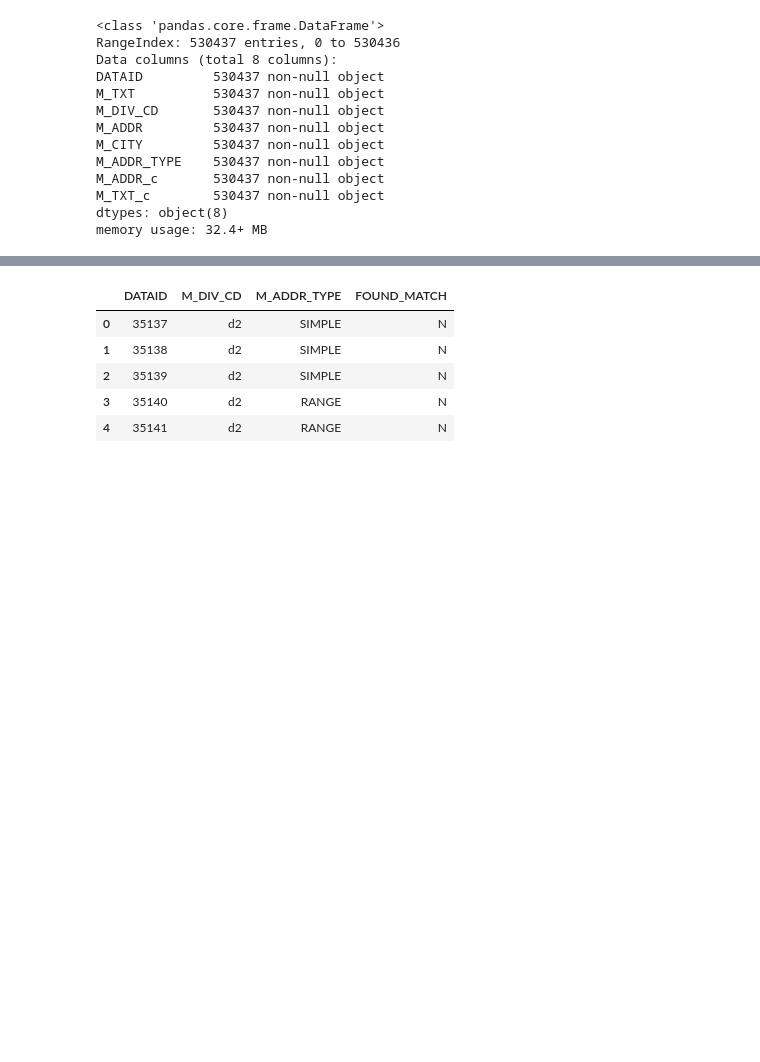
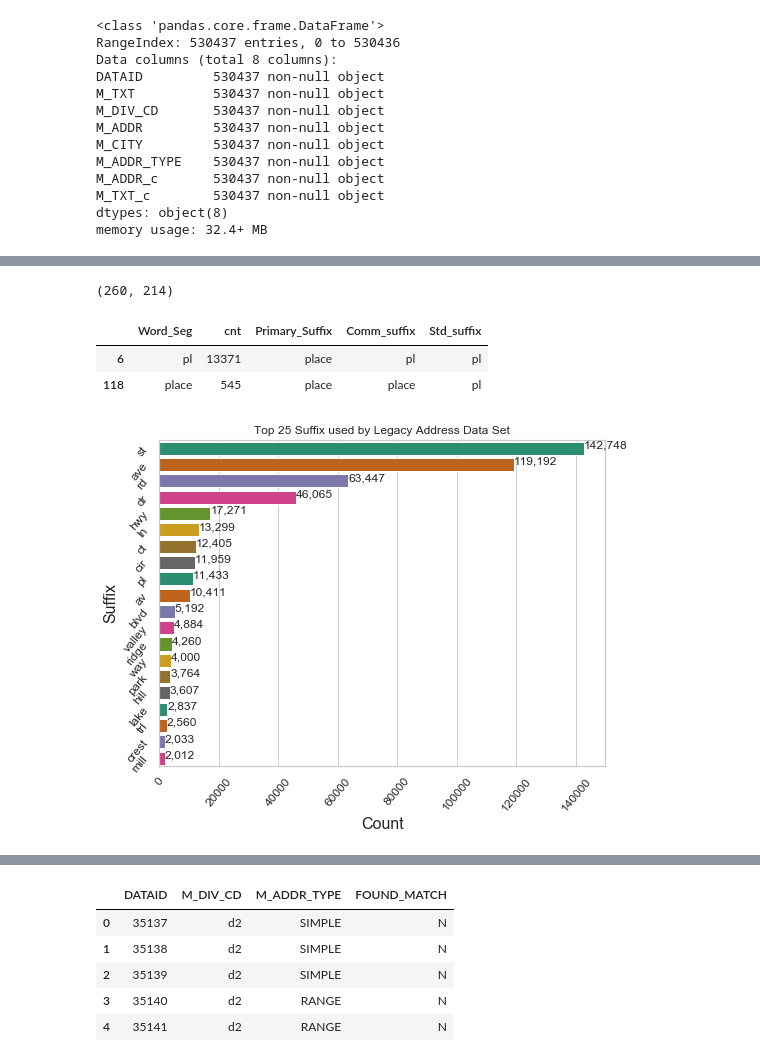
Before and after one commit to YF4GitHub/Chun-Zhi-Jiao, a Jupyter notebook: Capstone-Project2/CapstoneProject2_DataWranglingAndEDA.ipynb, the cells around one changed output, grey strips where cells are left out. Drawn from its saved outputs; the diff is of its cells as text; code cells hidden in the pictures; blank space fills up the shorter version.

```diff
--- a/Capstone-Project2/CapstoneProject2_DataWranglingAndEDA.ipynb
+++ b/Capstone-Project2/CapstoneProject2_DataWranglingAndEDA.ipynb
@@ -213 +537,11 @@ memory usage: 855.4+ KB
+# %%
+# convert Counter into Dataframe
+df_match_counter = pd.DataFrame.from_dict(Counter_m, orient='index').reset_index()
+df_match_counter.columns =  ['Word_Seg', 'cnt']
+
+df_exception_counter = pd.DataFrame.from_dict(Counter1, orient='index').reset_index()
+df_exception_counter.columns = ['Word_Seg', 'cnt']
+
+df_master_counter = pd.DataFrame.from_dict(Counter2, orient='index').reset_index()
+df_master_counter.columns = ['Word_Seg', 'cnt']
 # %%
@@ -233,0 +561,4 @@ df_raw_sum.head()
+# %%
+resultm = pd.merge(df_match_counter, df_usps_suffix, how='inner', left_on='Word_Seg', right_on='Comm_suffix')
+result1 = pd.merge(df_exception_counter, df_usps_suffix, how='inner', left_on='Word_Seg', right_on='Comm_suffix')
+result2 = pd.merge(df_master_counter, df_usps_suffix, how='inner', left_on='Word_Seg', right_on='Comm_suffix')
@@ -233,0 +582,51 @@ df_raw_sum.head()
+# %%
+len(result1.Word_Seg.unique()), len(result2.Word_Seg.unique())#head()
+# %% [output]
+(260, 214)
+# %%
+result2[result2.Primary_Suffix=='place']
+# %% [output]
+|  | Word_Seg | cnt | Primary_Suffix | Comm_suffix | Std_suffix |
+| 6 | pl | 13371 | place | pl | pl |
+| 118 | place | 545 | place | place | pl |
+# %%
+# get top 50 suffix used by address data sets
+top50_rm = resultm.sort_values(['cnt'], ascending=False).head(50)
+top50_r1 = result1.sort_values(['cnt'], ascending=False).head(50)
+top50_r2 = result2.sort_values(['cnt'], ascending=False).head(50)
+# %%
+# plot1 real
+N = 5
+ind = np.arange(N)
+width = 0.35
+
+fig, ax= plt.subplots(figsize =(8,6))
+sns.set_style('whitegrid')
+sns.set_context('notebook')
+#sns.set(font_scale=2)
+plt.fontsize =(35)
+
+ax=sns.barplot( palette="Dark2", ax=ax, x='cnt', y='Word_Seg', data=top50_r1.head(20))
+
+for p in ax.patches:
+    percentage ='{:,.0f}'.format(p.get_width())
+    width, height =p.get_width(),p.get_height()
+    x=p.get_x()+width+0.02
+    y=p.get_y()+height/2
+    ax.annotate(percentage,(x,y))
+
+#ax1=sns.barplot( palette="Dark2", ax=ax, x='Matched_Total', y='DIV_CD', data=df_stat_by_div)
+
+
+plt.xticks(rotation =50,fontsize =12)
+plt.yticks(rotation =50,fontsize =12)
+
+plt.title('Top 25 Suffix used by Legacy Address Data Set',
+         fontsize =12
+         )
+plt.xlabel ('Count',fontsize = 16)
+plt.ylabel ('Suffix',fontsize = 16)
+
+plt.show ()
+# %% [output]
+[figure, added]
```
Also changed, not shown: parts of 83 cells of this notebook.
